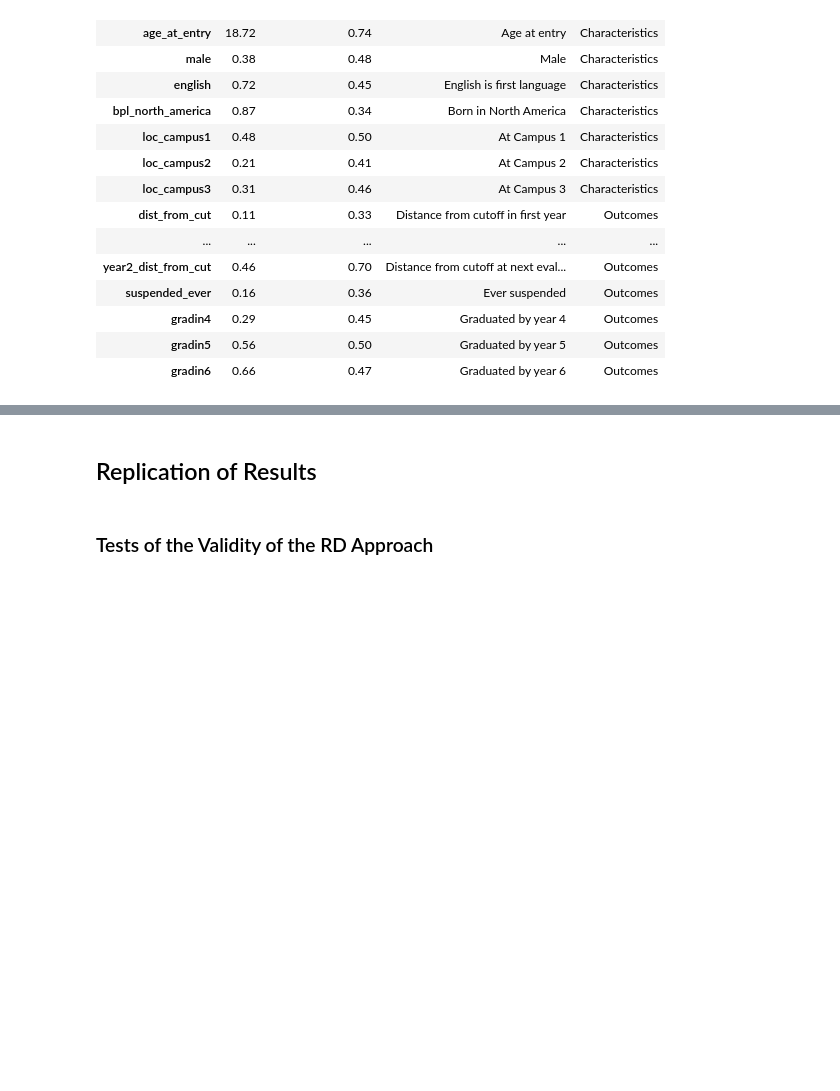
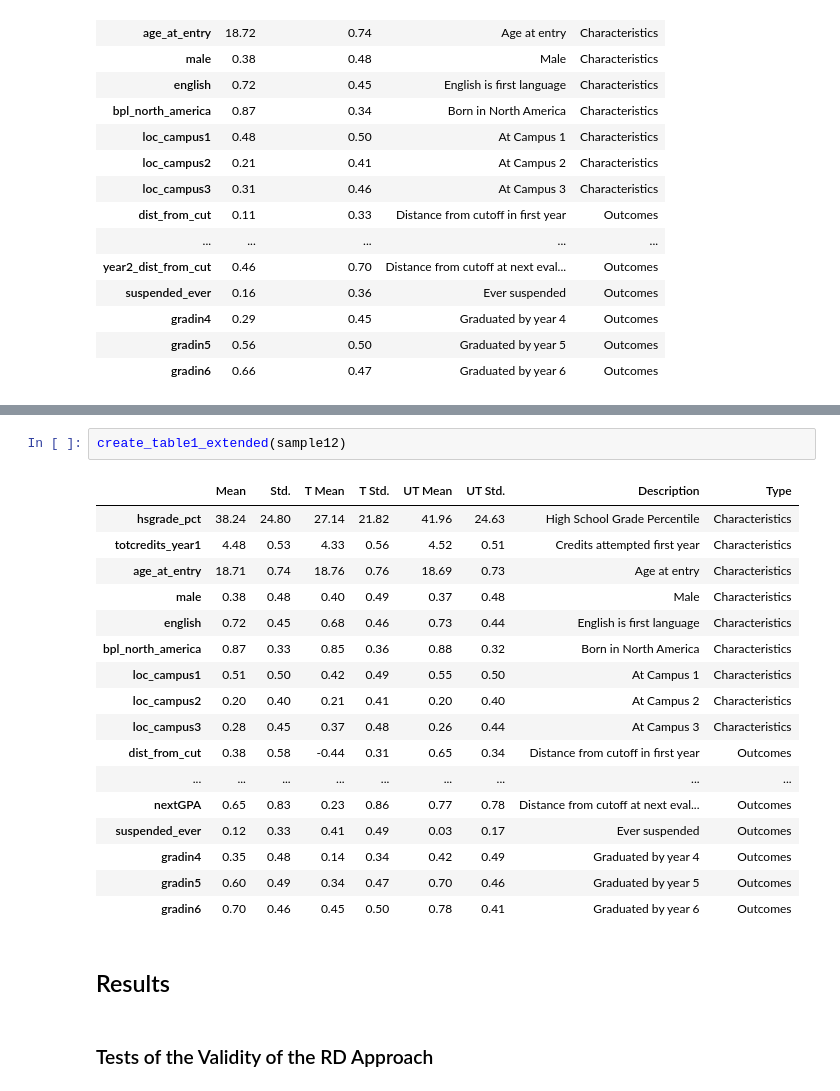
Before and after one commit to amageh/replication-performance-standards, a Jupyter notebook: project.ipynb, the cells around one changed output, grey strips where cells are left out. Saved outputs shown, nothing was run; the diff lists cells and outputs as text; blank space fills up the shorter version.

```diff
--- a/project.ipynb
+++ b/project.ipynb
@@ -237,5 +323,25 @@ Y_{ic} = \alpha + \delta1(GPANORM_{ic}^{year1}<0) + \beta(GPANORM_{ic}^{year1})
+# %%
+create_table1_extended(sample12)
+# %% [output]
+|  | Mean | Std. | T Mean | T Std. | UT Mean | UT Std. | Description | Type |
+| hsgrade_pct | 38.24 | 24.80 | 27.14 | 21.82 | 41.96 | 24.63 | High School Grade Percentile | Characteristics |
+| totcredits_year1 | 4.48 | 0.53 | 4.33 | 0.56 | 4.52 | 0.51 | Credits attempted first year | Characteristics |
+| age_at_entry | 18.71 | 0.74 | 18.76 | 0.76 | 18.69 | 0.73 | Age at entry | Characteristics |
+| male | 0.38 | 0.48 | 0.40 | 0.49 | 0.37 | 0.48 | Male | Characteristics |
+| english | 0.72 | 0.45 | 0.68 | 0.46 | 0.73 | 0.44 | English is first language | Characteristics |
+| bpl_north_america | 0.87 | 0.33 | 0.85 | 0.36 | 0.88 | 0.32 | Born in North America | Characteristics |
+| loc_campus1 | 0.51 | 0.50 | 0.42 | 0.49 | 0.55 | 0.50 | At Campus 1 | Characteristics |
+| loc_campus2 | 0.20 | 0.40 | 0.21 | 0.41 | 0.20 | 0.40 | At Campus 2 | Characteristics |
+| loc_campus3 | 0.28 | 0.45 | 0.37 | 0.48 | 0.26 | 0.44 | At Campus 3 | Characteristics |
+| dist_from_cut | 0.38 | 0.58 | -0.44 | 0.31 | 0.65 | 0.34 | Distance from cutoff in first year | Outcomes |
+| ... | ... | ... | ... | ... | ... | ... | ... | ... |
+| nextGPA | 0.65 | 0.83 | 0.23 | 0.86 | 0.77 | 0.78 | Distance from cutoff at next eval... | Outcomes |
+| suspended_ever | 0.12 | 0.33 | 0.41 | 0.49 | 0.03 | 0.17 | Ever suspended | Outcomes |
+| gradin4 | 0.35 | 0.48 | 0.14 | 0.34 | 0.42 | 0.49 | Graduated by year 4 | Outcomes |
+| gradin5 | 0.60 | 0.49 | 0.34 | 0.47 | 0.70 | 0.46 | Graduated by year 5 | Outcomes |
+| gradin6 | 0.70 | 0.46 | 0.45 | 0.50 | 0.78 | 0.41 | Graduated by year 6 | Outcomes |
 # %% [markdown]
-## Replication of Results
+##  Results
 # %% [markdown]
 ### Tests of the Validity of the RD Approach
 # %% [markdown]
```
Also changed, not shown: parts of 11 cells of this notebook.
